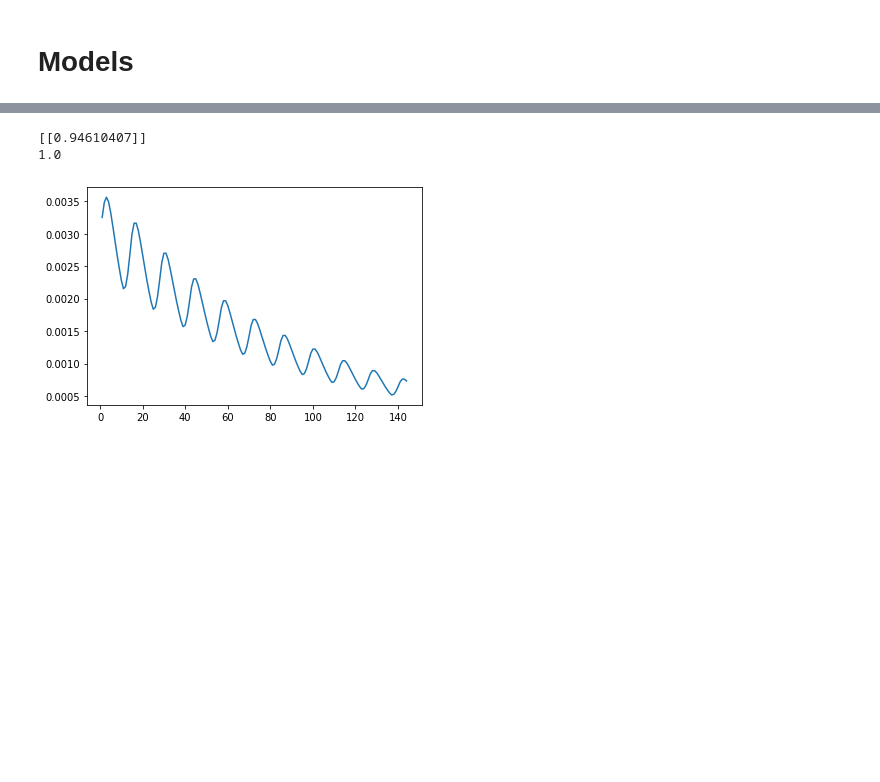
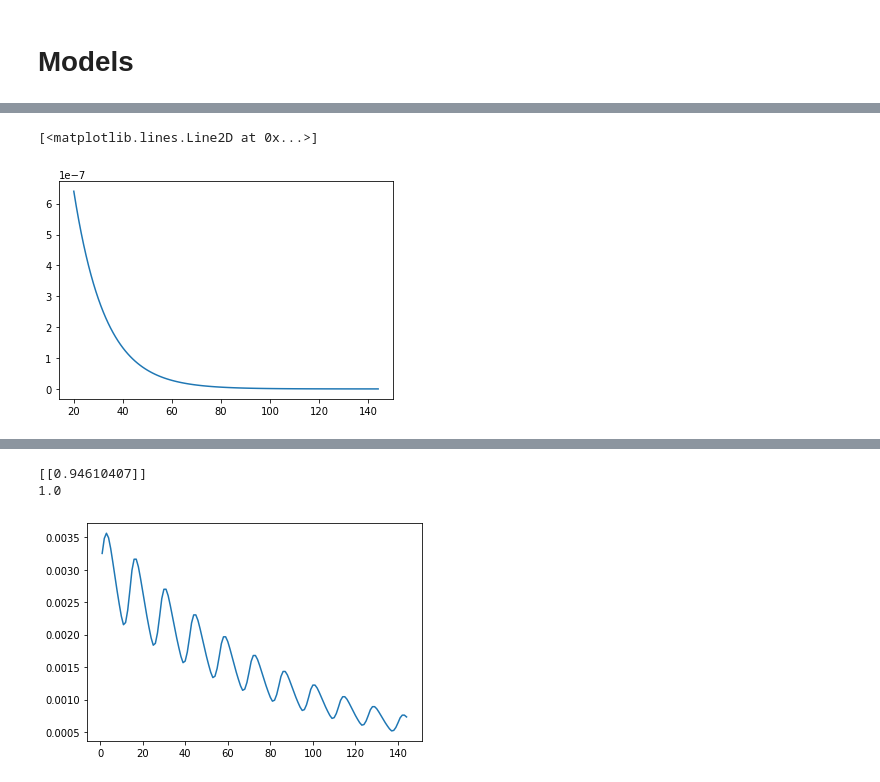
Before and after one commit to milo-lab/cyclic_strategy, a Jupyter notebook: code.ipynb, the cells around one changed output, grey strips where cells are left out. Drawn from its saved outputs; the diff is of its cells as text; code cells hidden in the pictures; blank space fills up the shorter version.

```diff
--- a/code.ipynb
+++ b/code.ipynb
@@ -214,0 +230,11 @@ sol =run(SEIR_erlang_model,config,y0,14,10,1.5,0.6,tmax)
+# %%
+tmax = tmax=125+19
+t = np.linspace(1,tmax,tmax)
+sol3 =run(SEIR_erlang_model,config,y0,350,250,1.5,0.6,tmax)
+linfit = LinearRegression()
+# linfit.fit((t[19:]).reshape(-1,1), np.log(sol3[19:,3:5].sum(axis=1).reshape(-1,1)))
+# np.exp(linfit.coef_[0][0]*5)
+plt.plot(t[19:],sol3[19:,3:5].sum(axis=1))
+# %% [output]
+[<matplotlib.lines.Line2D at 0x...>]
+[figure, added]
```
Also changed, not shown: parts of 4 cells of this notebook.
